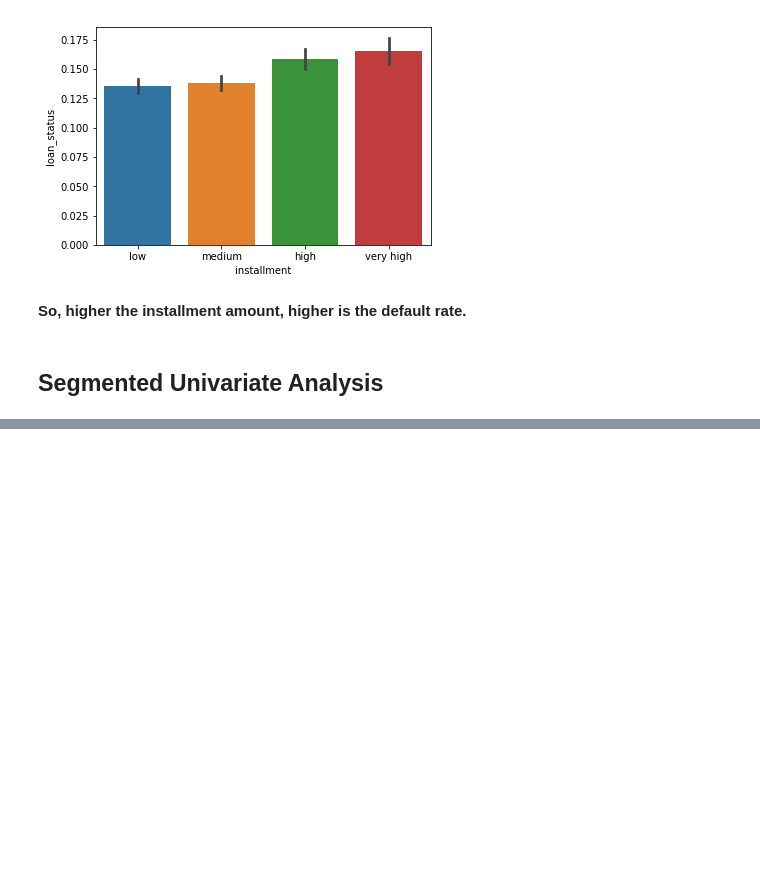
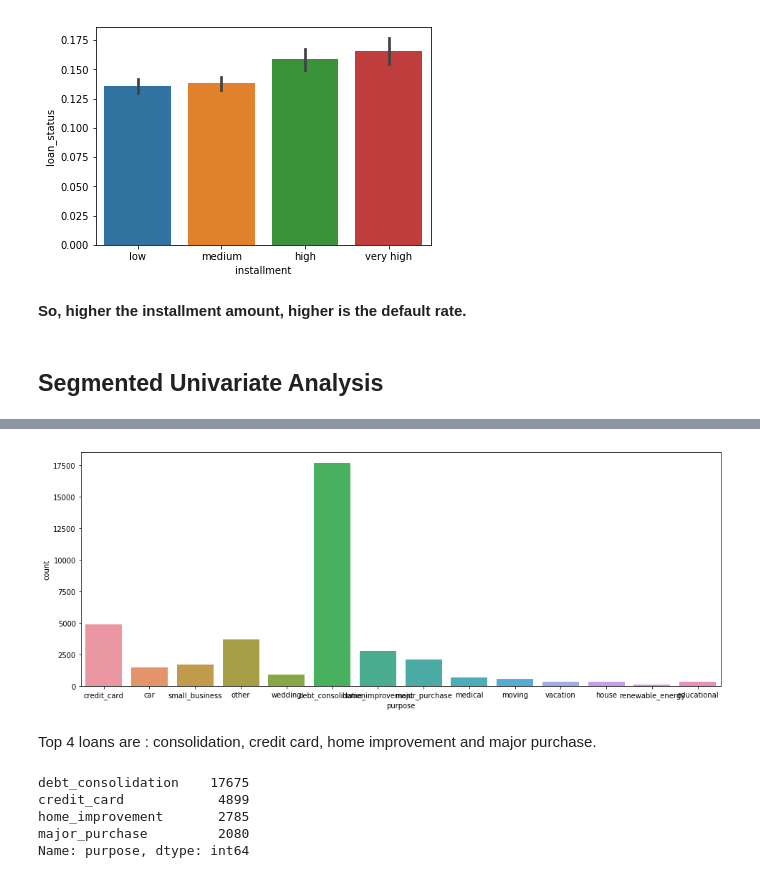
Before and after one commit to amnpandey/pgdml, a Jupyter notebook: LendingClub_assignment.ipynb, the cells around one changed output, grey strips where cells are left out. Cells and saved outputs as stored; diff of their text form; code cells hidden in the pictures; blank space fills up the shorter version.

```diff
--- a/LendingClub_assignment.ipynb
+++ b/LendingClub_assignment.ipynb
@@ -756,0 +763,20 @@ plot_cat('installment')
+# %%
+#number of loan for each purpose
+plt.figure(figsize=(16, 6))
+sns.countplot(x='purpose', data=df)
+plt.show()
+# %% [output]
+[figure, added]
+# %% [markdown]
+Top 4 loans are : consolidation, credit card, home improvement and major purchase.
+# %%
+# consider top 4 purpose of loans
+main_purposes = ["credit_card","debt_consolidation","home_improvement","major_purchase"]
+df = df[df['purpose'].isin(main_purposes)]
+df['purpose'].value_counts()
+# %% [output]
+debt_consolidation    17675
+credit_card            4899
+home_improvement       2785
+major_purchase         2080
+Name: purpose, dtype: int64
```
Also changed, not shown: parts of 33 cells of this notebook.
